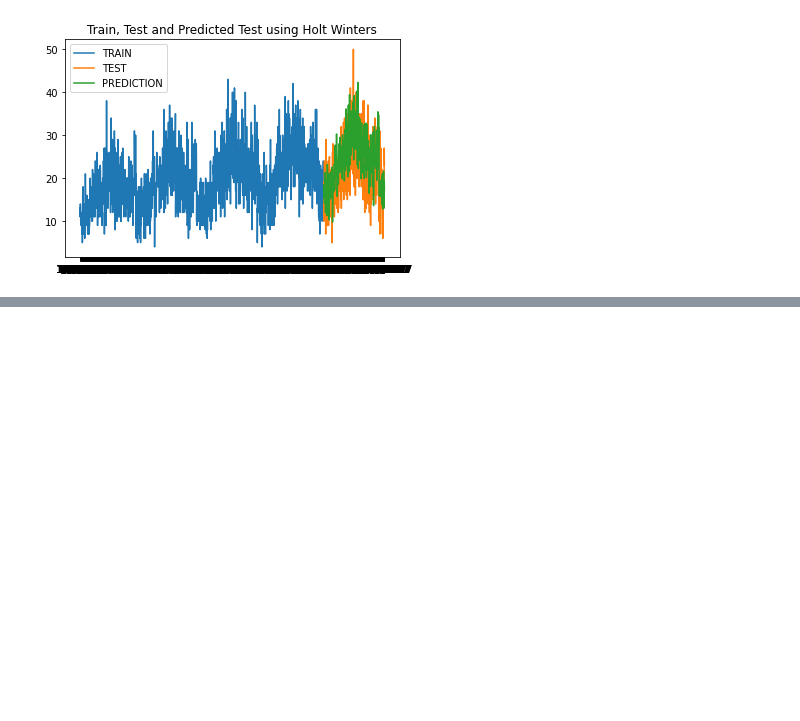
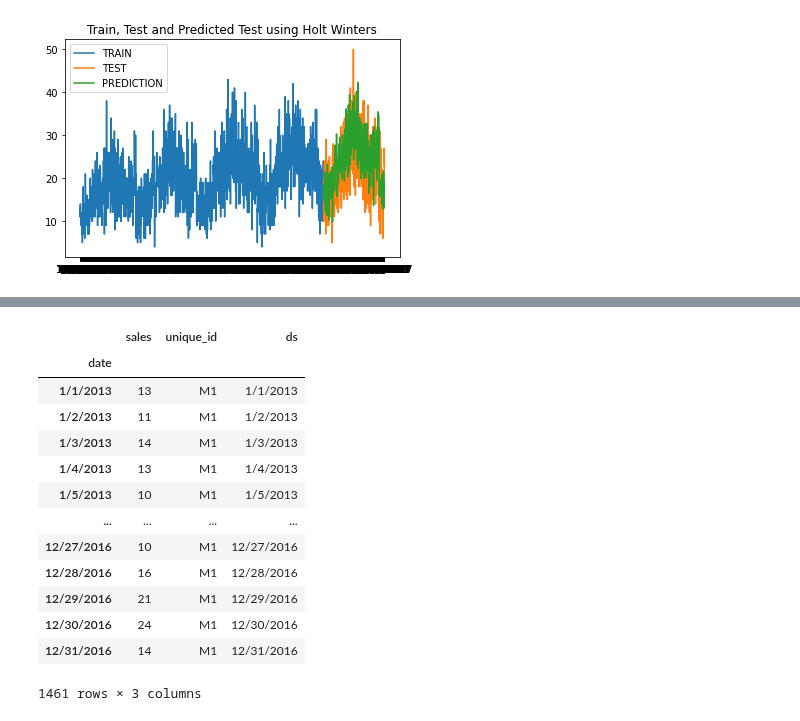
Before and after one commit to ogut77/DataScience, a Jupyter notebook: Store.ipynb, the cells around one changed output, grey strips where cells are left out. Drawn from its saved outputs; the diff is of its cells as text; code cells hidden in the pictures; blank space fills up the shorter version.

```diff
--- a/Store.ipynb
+++ b/Store.ipynb
@@ -107,0 +148,17 @@ Text(0.5, 1.0, 'Train, Test and Predicted Test using Holt Winters')
+# %%
+y_to_train
+# %% [output]
+|  | sales | unique_id | ds |
+| date |  |  |  |
+| 1/1/2013 | 13 | M1 | 1/1/2013 |
+| 1/2/2013 | 11 | M1 | 1/2/2013 |
+| 1/3/2013 | 14 | M1 | 1/3/2013 |
+| 1/4/2013 | 13 | M1 | 1/4/2013 |
+| 1/5/2013 | 10 | M1 | 1/5/2013 |
+| ... | ... | ... | ... |
+| 12/27/2016 | 10 | M1 | 12/27/2016 |
+| 12/28/2016 | 16 | M1 | 12/28/2016 |
+| 12/29/2016 | 21 | M1 | 12/29/2016 |
+| 12/30/2016 | 24 | M1 | 12/30/2016 |
+| 12/31/2016 | 14 | M1 | 12/31/2016 |
+1461 rows × 3 columns
```
Also changed, not shown: parts of 7 cells of this notebook.
